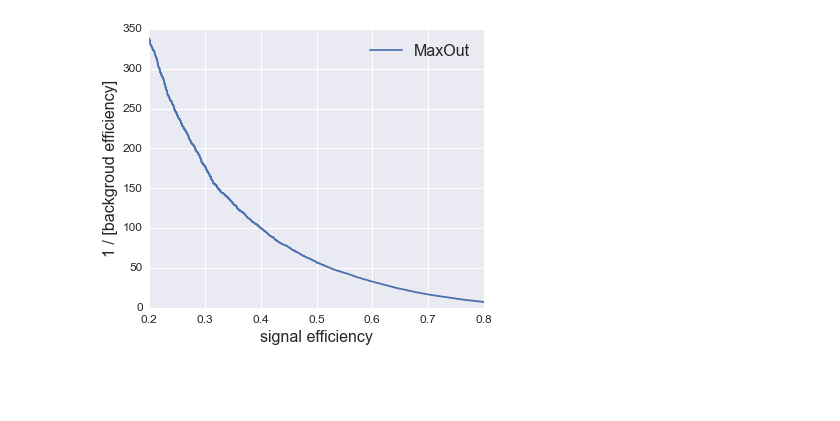
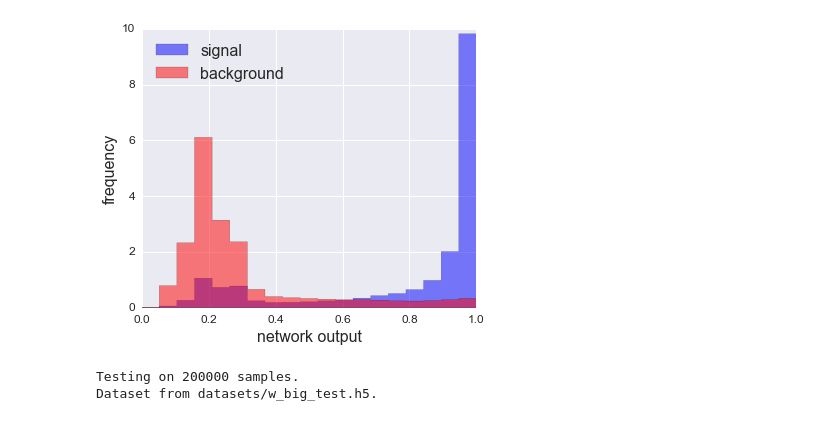
Before and after one commit to deepjets/deepjets, a Jupyter notebook: maxout.ipynb, the cells around one changed output. Cells and saved outputs as stored; diff of their text form; code cells hidden in the pictures; blank space fills up the shorter version.

```diff
--- a/maxout.ipynb
+++ b/maxout.ipynb
@@ -38,4 +32,13 @@ Accuracy = 166528/200000 = 0.83264
-# %%
-dj.utils.plot_roc_curve(roc['ROC_curve'], 'MaxOut')
-# %% [output]
-[figure, removed]
+# %%
+utils.plot_sig_bkd_dists(models.load_model('models/maxout_w_default_2'),
+                         'datasets/w_big_test.h5')
+# %% [output]
+[figure, added]
+# %%
+roc = learning.test_model(models.load_model('models/maxout_w_default'),
+                          'datasets/w_big_test.h5', show_ROC_curve=False)
+roc_2 = learning.test_model(models.load_model('models/maxout_w_default_2'),
+                          'datasets/w_big_test.h5', show_ROC_curve=False)
+# %% [output]
+Testing on 200000 samples.
+Dataset from datasets/w_big_test.h5.
```
Also changed, not shown: parts of 8 cells of this notebook, 2 other files.
